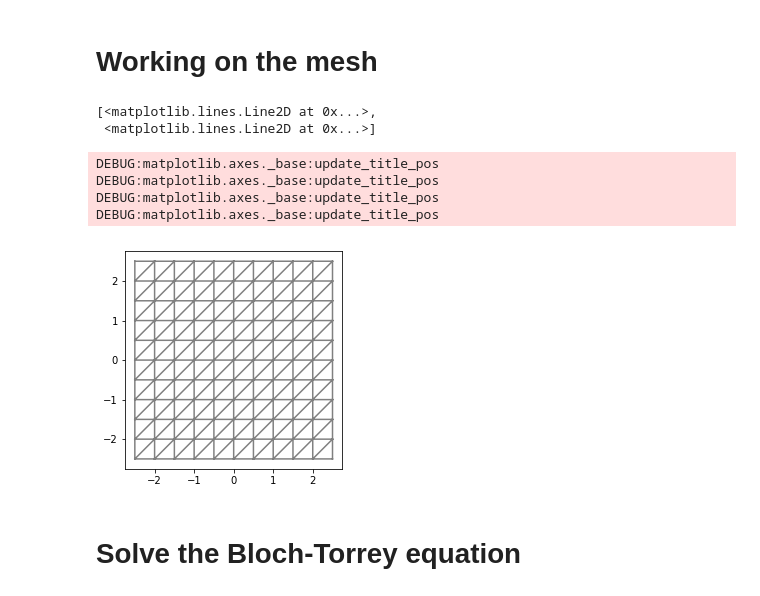
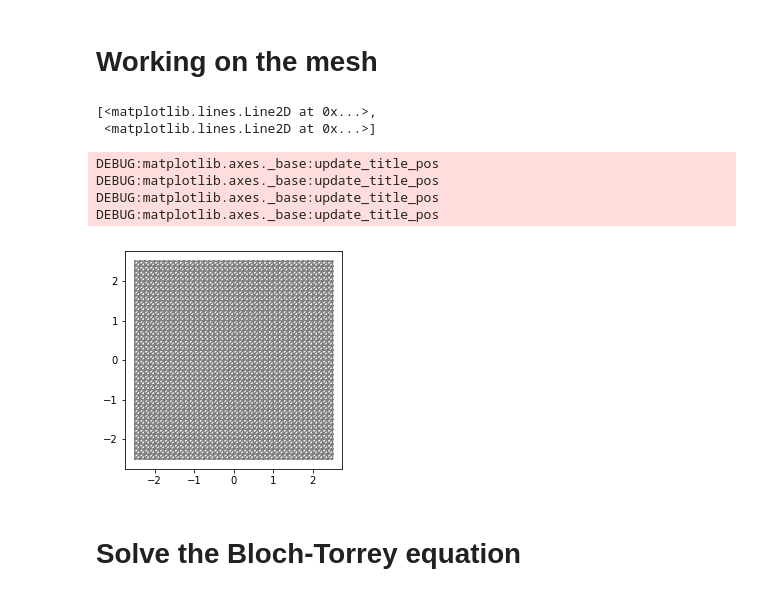
Before and after one commit to van-dang/DMRI-FEM-Cloud, a Jupyter notebook: ConvergenceTest.ipynb, the cells around one changed output. Saved outputs shown, nothing was run; the diff lists cells and outputs as text; code cells hidden in the pictures.

```diff
--- a/ConvergenceTest.ipynb
+++ b/ConvergenceTest.ipynb
@@ -103,30 +103,30 @@ from DmriFemBuitInFunc import *
 # %%
 geo_choice = 3
 if geo_choice == 1:
     mesh_file = "fru_M_100383_1D.xml"
 else:
     mesh_file = "fru_M_100383_3D.xml"
 mesh_file_exists = os.path.isfile(mesh_file)
 if (mesh_file_exists==False):
     !wget https://github.com/van-dang/MRI-Cloud/raw/mesh/$mesh_file''.zip
     !unzip -q $mesh_file''.zip
 
 # mymesh = Mesh(mesh_file);
 #n = 40;
 #geometry = Cylinder(Point(0, 0, -2.5), Point(0, 0, 2.5), 1, 1)
 #mymesh = generate_mesh(geometry, n)
 
-n=10;
+n=40;
 mymesh = RectangleMesh(Point(-2.5, -2.5), Point(2.5, 2.5), n, n)
 plot(mymesh)
 # %% [output]
 [<matplotlib.lines.Line2D at 0x...>,
  <matplotlib.lines.Line2D at 0x...>]
 DEBUG:matplotlib.axes._base:update_title_pos
 DEBUG:matplotlib.axes._base:update_title_pos
 DEBUG:matplotlib.axes._base:update_title_pos
 DEBUG:matplotlib.axes._base:update_title_pos
-[figure, old version]
+[figure, new version]
 # %% [markdown]
 # Solve the Bloch-Torrey equation
 # %%
```
Also changed, not shown: parts of 2 cells of this notebook.
